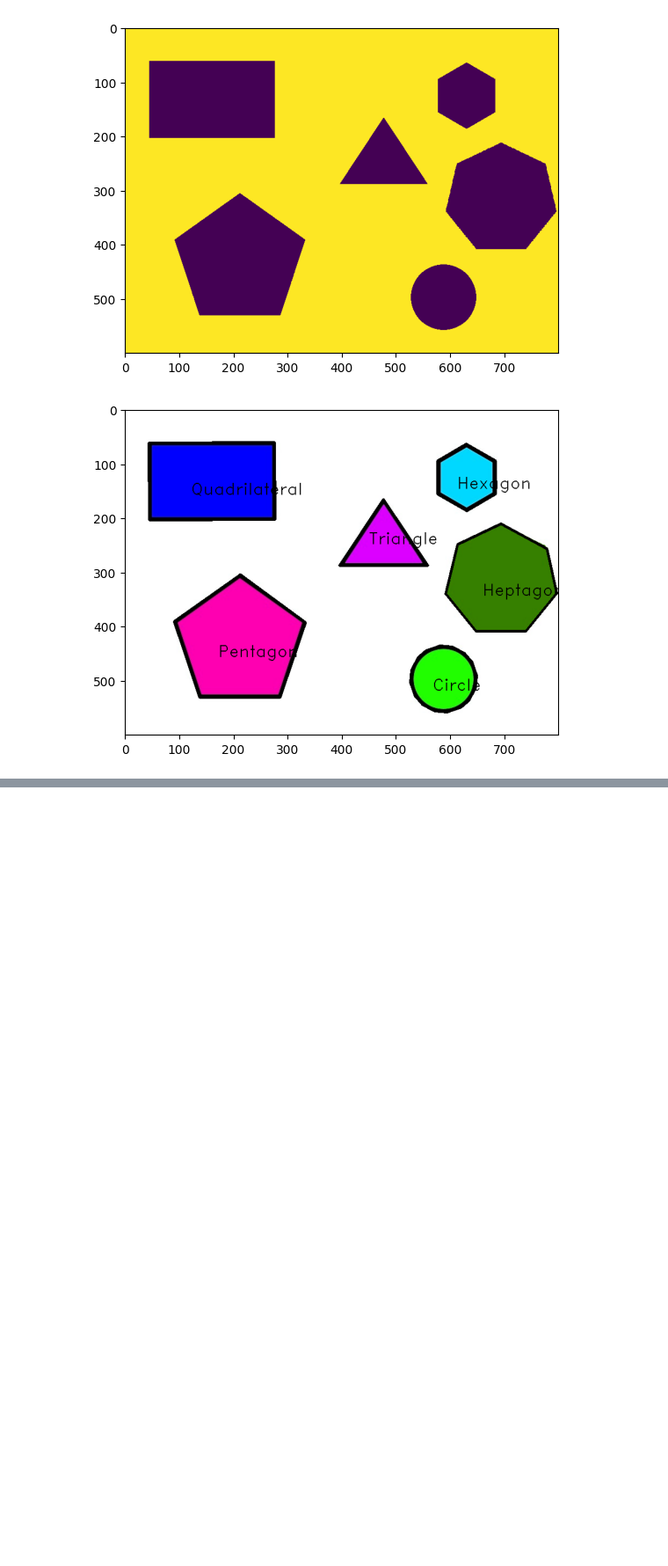
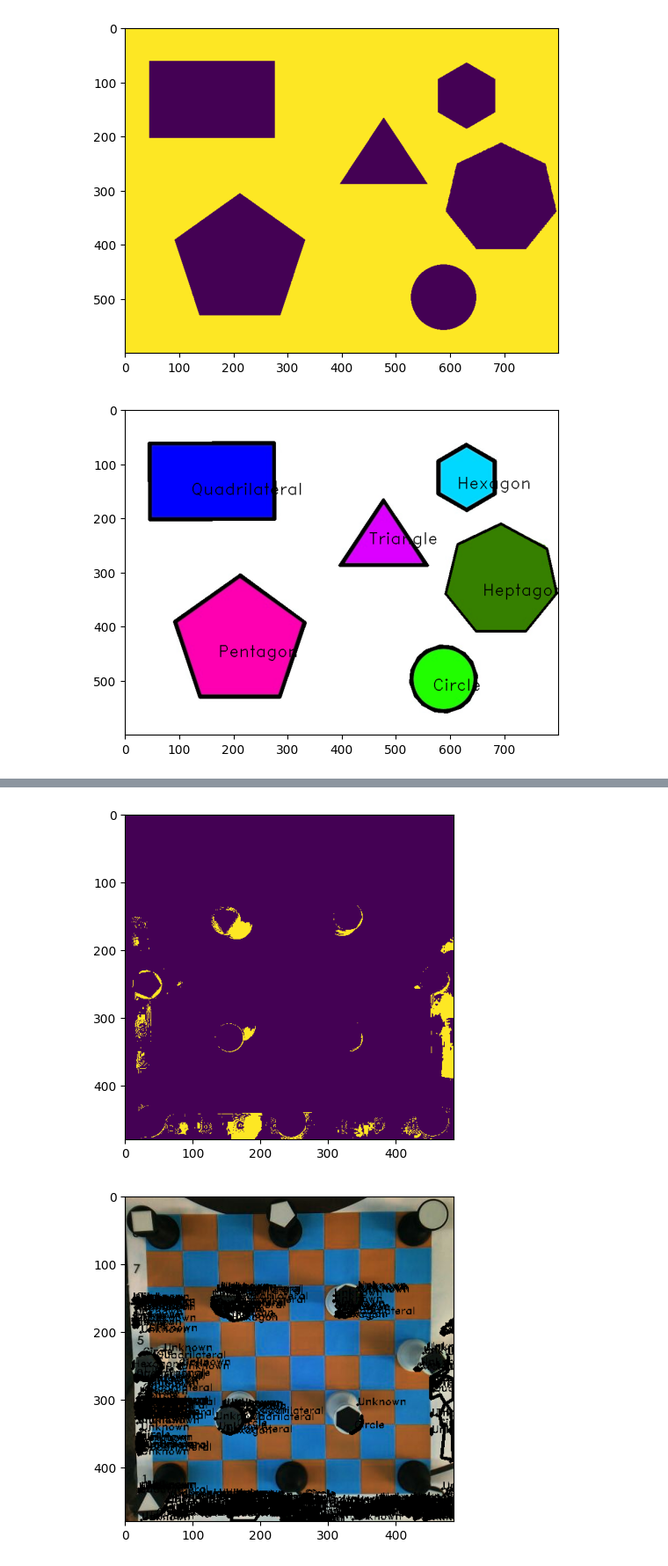
Before and after one commit to SamAdams1/ur3Chess, a Jupyter notebook: computerVision.ipynb, the cells around one changed output, grey strips where cells are left out. Shown at 88% size. Cells and saved outputs as stored; diff of their text form; code cells hidden in the pictures; blank space fills up the shorter version.

```diff
--- a/computerVision.ipynb
+++ b/computerVision.ipynb
@@ -40,7 +42,7 @@ recognizeImage("chessboard.jpg")
 Using CPU. Note: This module is much faster with a GPU.
 ([[np.int32(216), np.int32(210)], [np.int32(468), np.int32(210)], [np.int32(468), np.int32(356)], [np.int32(216), np.int32(356)]], 'V O', np.float64(0.5199190039873347))
 # %%
-image = cv2.imread("shape.jpg")
+image = cv2.imread("images/shape.jpg")
 
 gray_image = cv2.cvtColor(image, cv2.COLOR_BGR2GRAY) # Converting to gray image
 
@@ -196,0 +193,6 @@ plt.show()
+# %%
+image = cv2.imread("images/chessboard.jpg")
+shapeRecognition(image)
+# %% [output]
+[figure, added]
+[figure, added]
```
Also changed, not shown: parts of 2 cells of this notebook, 10 other files.
